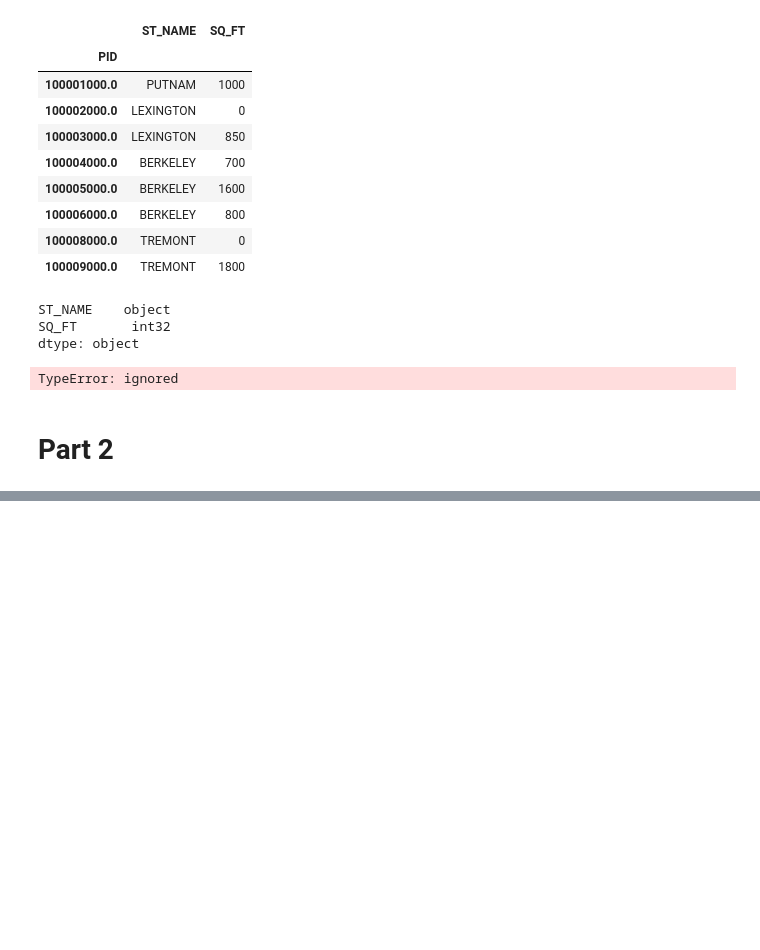
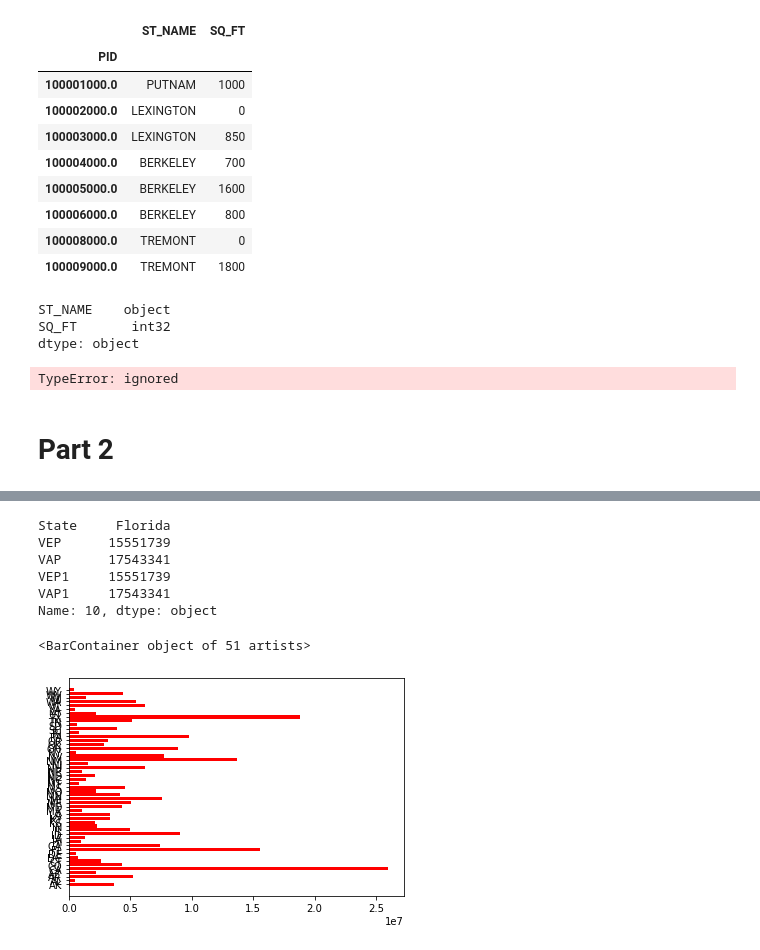
Before and after one commit to unitxero/Data_Analysis_MC, a Jupyter notebook: Day_7_Group_Assignment.ipynb, the cells around one changed output, grey strips where cells are left out. Drawn from its saved outputs; the diff is of its cells as text; code cells hidden in the pictures; blank space fills up the shorter version.

```diff
--- a/Day_7_Group_Assignment.ipynb
+++ b/Day_7_Group_Assignment.ipynb
@@ -254,0 +407,2 @@ TypeError: ignored
+# %%
+df_graph_prep['VAP1'] = df_insert_VAP
@@ -254,0 +429,2 @@ TypeError: ignored
+# %%
+df_graph_prep_2 = df_graph_prep.drop(labels = ['State','VEP','VAP'], axis = 1)
@@ -254,0 +440,2 @@ TypeError: ignored
+# %%
+df_graph_prep_3 = df_graph_prep_2.drop([0])
@@ -254,0 +451,6 @@ TypeError: ignored
+# %%
+df_graph_prep_3['State'] = [ 'AK', 'AL', 'AR', 'AZ', 'CA', 'CO', 'CT', 'DC', 'DE', 'FL', 'GA',
+           'HI', 'IA', 'ID', 'IL', 'IN', 'KS', 'KY', 'LA', 'MA', 'MD', 'ME',
+           'MI', 'MN', 'MO', 'MS', 'MT', 'NC', 'ND', 'NE', 'NH', 'NJ', 'NM',
+           'NV', 'NY', 'OH', 'OK', 'OR', 'PA', 'RI', 'SC', 'SD', 'TN', 'TX',
+           'UT', 'VA', 'VT', 'WA', 'WI', 'WV', 'WY']
@@ -254,0 +485,14 @@ TypeError: ignored
+# %%
+df_graph_prep.loc[10]
+# %% [output]
+State     Florida
+VEP      15551739
+VAP      17543341
+VEP1     15551739
+VAP1     17543341
+Name: 10, dtype: object
+# %%
+plt.barh(df_graph_prep_3['State'], df_graph_prep_3['VEP1'], color ='red')
+# %% [output]
+<BarContainer object of 51 artists>
+[figure, added]
```
Also changed, not shown: parts of 63 cells of this notebook.
